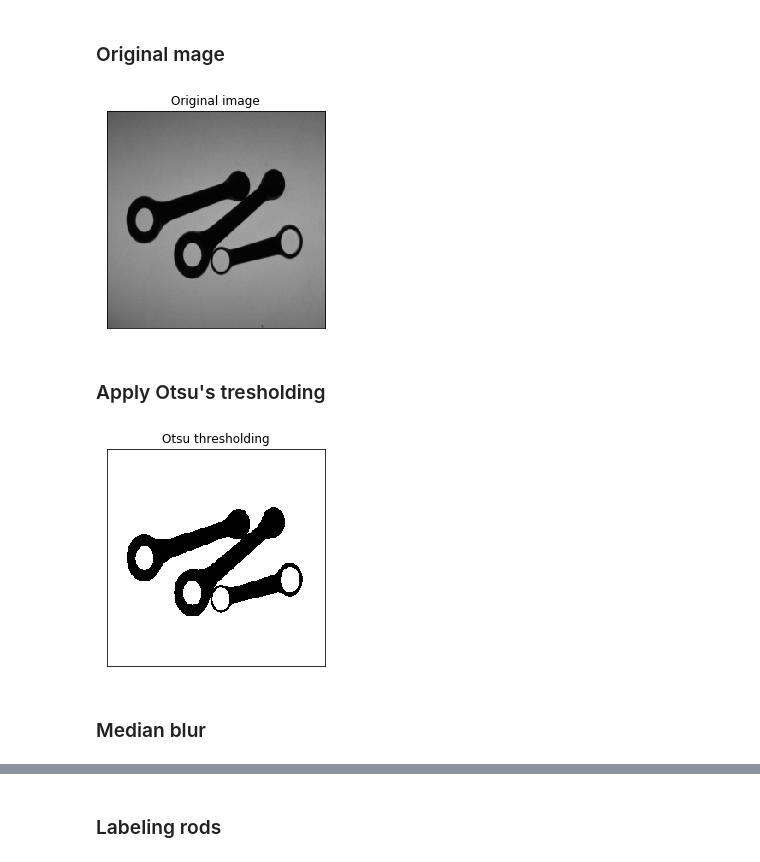
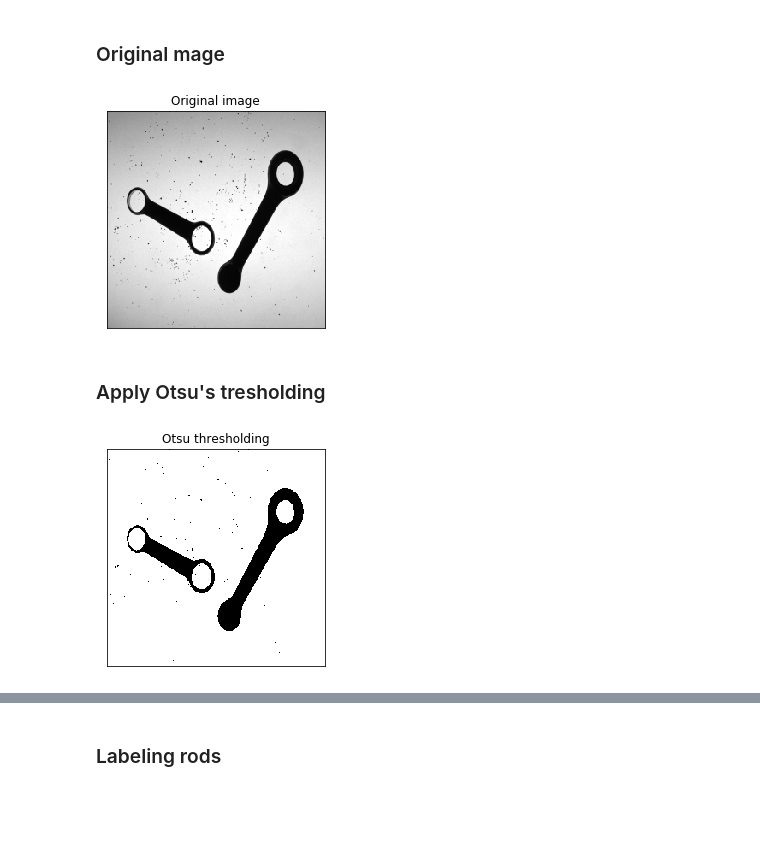
Before and after one commit to pptr3/connecting-rods, a Jupyter notebook: Connecting Rods.ipynb, the cells around one changed output, grey strips where cells are left out. Saved outputs shown, nothing was run; the diff lists cells and outputs as text; code cells hidden in the pictures; blank space fills up the shorter version.

```diff
--- a/Connecting Rods.ipynb
+++ b/Connecting Rods.ipynb
@@ -5,24 +41,26 @@
 # %%
 import cv2 as cv
 import numpy as np
 from matplotlib import pyplot as plt
+from scipy.spatial import distance
+import math
+
 plt.figure(figsize=(4,4))
 
-original_img = cv.imread('testImages/TESI51.BMP', 0)
+original_img = cv.imread('testImages/TESI98.BMP', 0)
 img = original_img.copy()
 plt.imshow(img, cmap='gray',vmin=0,vmax=255)
 plt.title('Original image'), plt.xticks([]), plt.yticks([])
 plt.show()
 # %% [output]
-[figure, old version]
+[figure, new version]
 # %% [markdown]
 ### Apply Otsu's tresholding
 # %%
+#plt.figure(figsize=(14,14))
 ret, imgf = cv.threshold(img, 0, 255, cv.THRESH_BINARY+cv.THRESH_OTSU)
 plt.imshow(imgf,cmap = 'gray')
 plt.title('Otsu thresholding'), plt.xticks([]), plt.yticks([])
 plt.show()
 # %% [output]
-[figure, old version]
+[figure, new version]
-# %% [markdown]
-### Median blur
```
Also changed, not shown: parts of 31 cells of this notebook.
